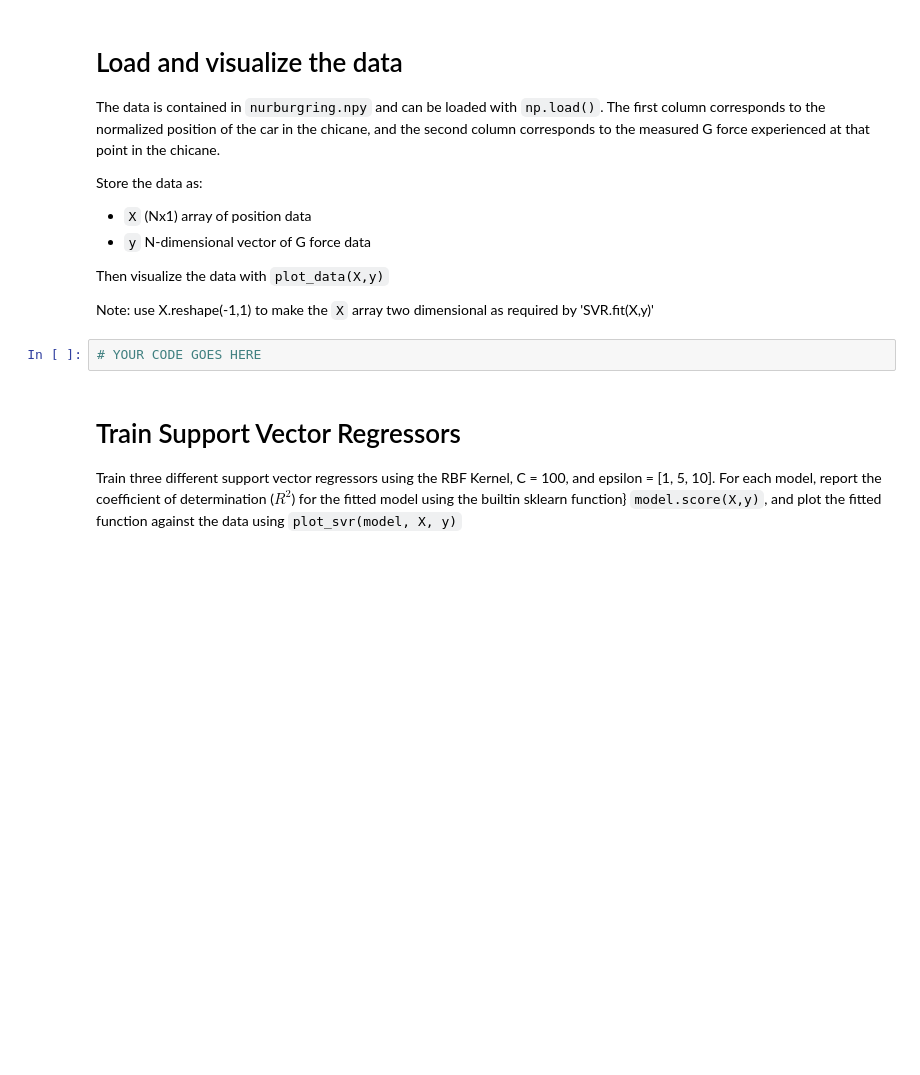
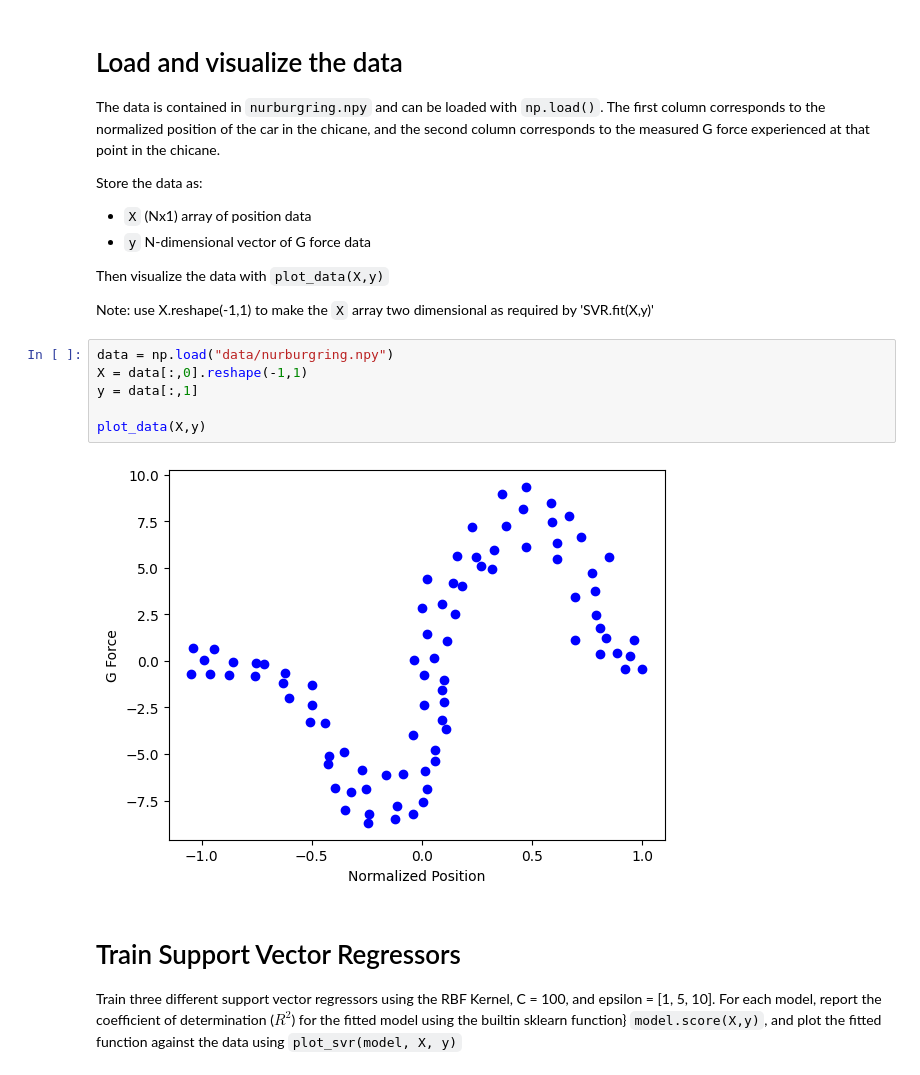
Before and after one commit to judson35/AI-ML, a Jupyter notebook: HW4/M4-HW3.ipynb, the cells around one changed output. Cells and saved outputs as stored; diff of their text form; blank space fills up the shorter version.

```diff
--- a/HW4/M4-HW3.ipynb
+++ b/HW4/M4-HW3.ipynb
@@ -58,8 +58,14 @@ Store the data as:
 Then visualize the data with `plot_data(X,y)`
 
 Note: use X.reshape(-1,1) to make the `X` array two dimensional as required by 'SVR.fit(X,y)'
-# %%
-# YOUR CODE GOES HERE
+# %%
+data = np.load("data/nurburgring.npy")
+X = data[:,0].reshape(-1,1)
+y = data[:,1]
+
+plot_data(X,y)
+# %% [output]
+[figure, added]
 # %% [markdown]
 # Train Support Vector Regressors
 
```
Also changed, not shown: parts of 3 cells of this notebook, 19 other files.
